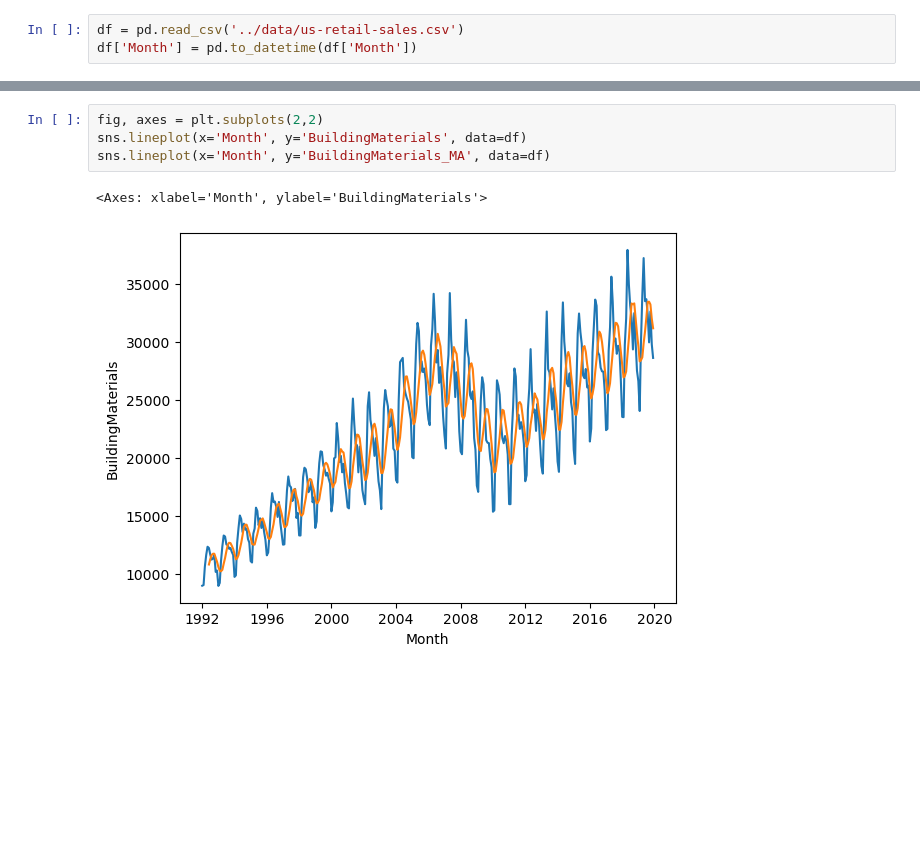
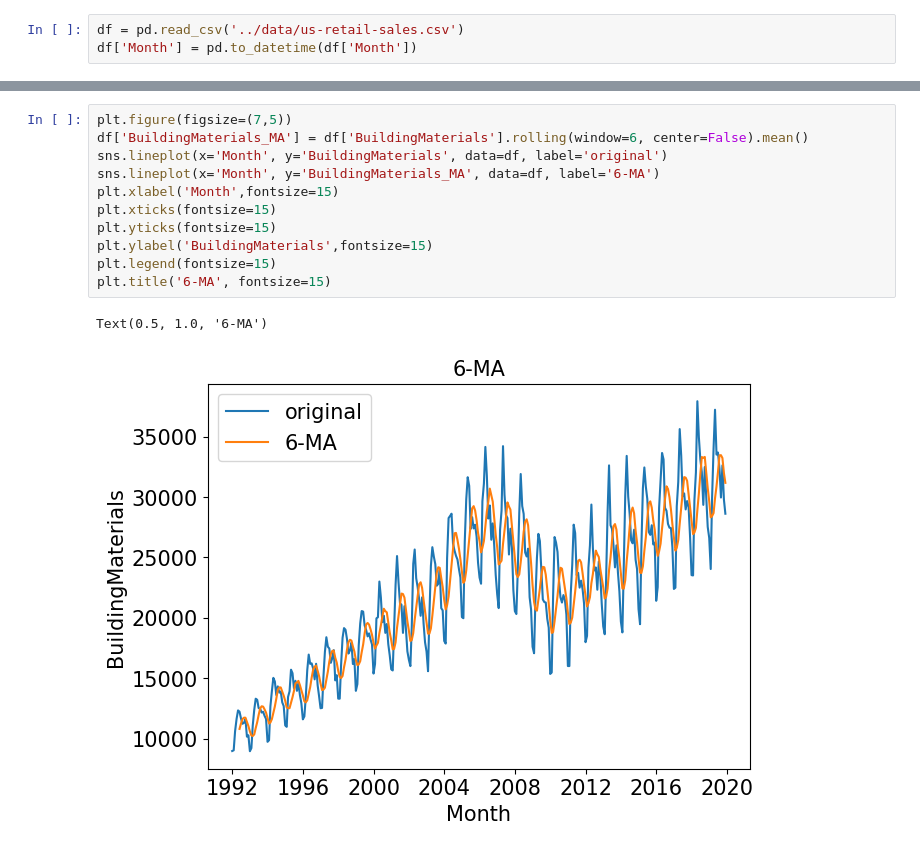
Before and after one commit to lhduc94/timeseries, a Jupyter notebook: notebooks/smoothing.ipynb, the cells around one changed output, grey strips where cells are left out. Saved outputs shown, nothing was run; the diff lists cells and outputs as text; blank space fills up the shorter version.

```diff
--- a/notebooks/smoothing.ipynb
+++ b/notebooks/smoothing.ipynb
@@ -80,7 +75,14 @@ df['BuildingMaterials_MA'] = df['BuildingMaterials'].rolling(window=6, center=Fa
-# %%
-fig, axes = plt.subplots(2,2)
-sns.lineplot(x='Month', y='BuildingMaterials', data=df)
-sns.lineplot(x='Month', y='BuildingMaterials_MA', data=df)
-# %% [output]
-<Axes: xlabel='Month', ylabel='BuildingMaterials'>
-[figure, removed]
+# %%
+plt.figure(figsize=(7,5))
+df['BuildingMaterials_MA'] = df['BuildingMaterials'].rolling(window=6, center=False).mean()
+sns.lineplot(x='Month', y='BuildingMaterials', data=df, label='original')
+sns.lineplot(x='Month', y='BuildingMaterials_MA', data=df, label='6-MA')
+plt.xlabel('Month',fontsize=15)
+plt.xticks(fontsize=15)
+plt.yticks(fontsize=15)
+plt.ylabel('BuildingMaterials',fontsize=15)
+plt.legend(fontsize=15)
+plt.title('6-MA', fontsize=15)
+# %% [output]
+Text(0.5, 1.0, '6-MA')
+[figure, added]
```
Also changed, not shown: parts of 3 cells of this notebook, 7 other files.
